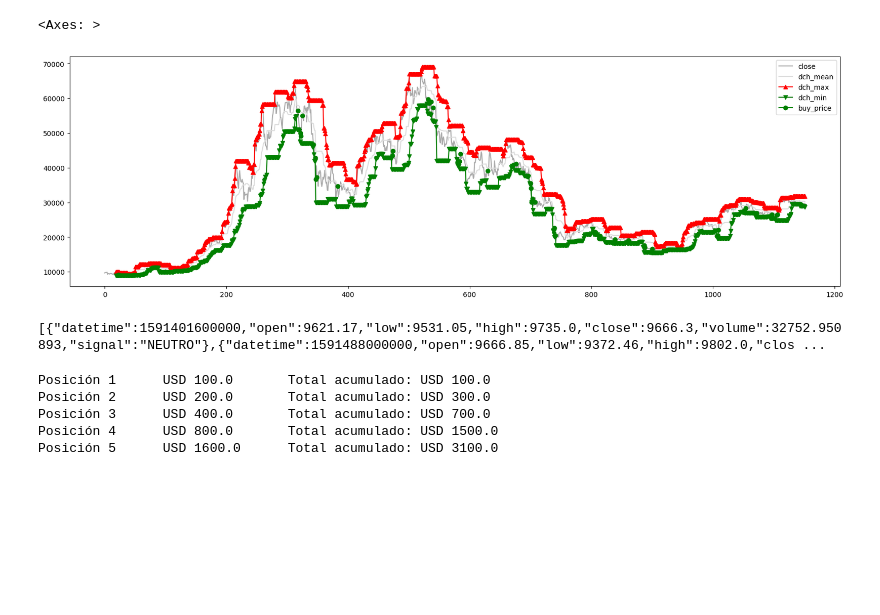
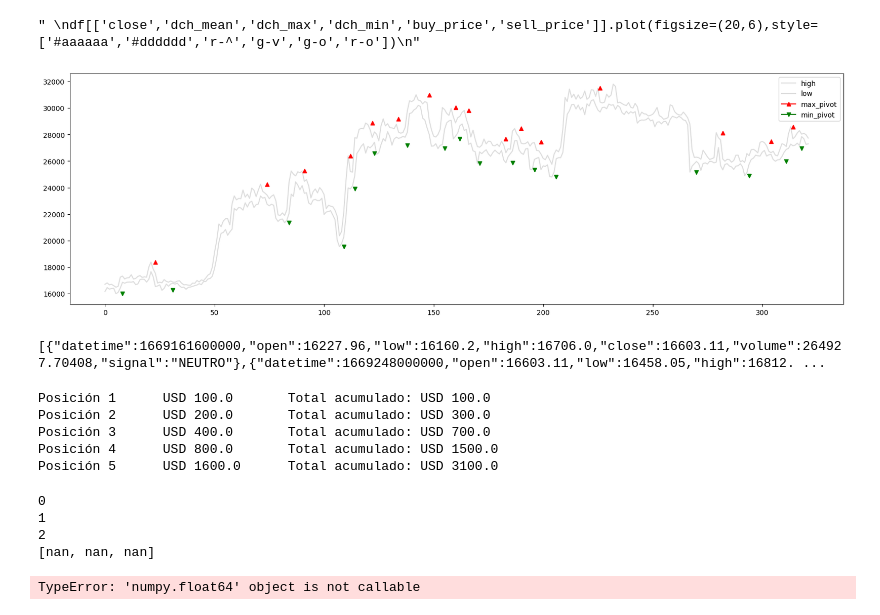
Before and after one commit to lbisaro/ie, a Jupyter notebook: www/backtest/test_signals.ipynb, the cells around one changed output. Drawn from its saved outputs; the diff is of its cells as text; code cells hidden in the pictures; blank space fills up the shorter version.

```diff
--- a/www/backtest/test_signals.ipynb
+++ b/www/backtest/test_signals.ipynb
@@ -19,6 +20,6 @@ C:\Users\lbisa\Dropbox\Cripto\python\InvestingEvolution\ie\www
 # %%
-klines_file =  './backtest/klines/2d01/Completo_BTCUSDT_2d01_2021-01-01_2023-07-31.DataFrame'
-#klines_file = './backtest/klines/2d01/Lateral_BTCUSDT_2d01_2023-06-20_2023-10-09.DataFrame'
+#klines_file =  './backtest/klines/2d01/Completo_BTCUSDT_2d01_2021-01-01_2023-07-31.DataFrame'
+klines_file = './backtest/klines/2d01/Lateral_BTCUSDT_2d01_2023-06-20_2023-10-09.DataFrame'
 #klines_file = './backtest/klines/1h01/Completo_BTCUSDT_1h01_2021-01-01_2023-07-31.DataFrame'
 #klines_file = './backtest/klines/0m15/Completo_XRPUSDT_0m15_2021-01-01_2023-07-31.DataFrame'
 #klines_file = './backtest/klines/0m01/Completo_BTCUSDT_0m01_2021-01-01_2023-07-31.DataFrame'
@@ -26,13 +27,22 @@ klines_file =  './backtest/klines/2d01/Completo_BTCUSDT_2d01_2021-01-01_2023-07-
 with open(klines_file, 'rb') as file:
     df = pickle.load(file)
 # %%
+def perc_pend(y):
+    ln = len(y)
+    base = y[0]
+    py = (y/base)*100
+    pend = fn.pendiente(py)
+    return pend
+
+
 
 class Strategy:
 
     def signal(self,df):
 
-        """ Pivots
+        # Pivots
         df['ma'] = df['close'].rolling(window=21).mean()
+
 
         df = find_pivots(df, dev_threshold = 3.0)
 
@@ -42,8 +52,7 @@ class Strategy:
         df['signal'] = np.where(df['compra'], 'COMPRA', 'NEUTRO')
         df['signal'] = np.where(df['venta'], 'VENTA',df['signal'])
 
-        df['buy_price']  = np.where(df['compra'],df['close'],None)
-        df['sell_price'] = np.where(df['venta'],df['close'],None)
+
         """
         df = donchian(df)
         df['dch_amp'] = df['dch_max'] - df['dch_min']
@@ -55,19 +64,23 @@ class Strategy:
 
         df['buy_price']  = np.where(df['compra'],df['close'],None)
         df['sell_price'] = np.where(df['venta'],df['close'],None)
+        """
         return df
 # %%
 
 # Aplicar la función signal
 df = Strategy().signal(df)
 
-""" Pivots
-df[['close','ma','max_pivot','min_pivot','buy_price','sell_price']].plot(figsize=(20,6),style=['#aaaaaa','#dddddd','r-^','g-v','g-o','r-o'])
+#Pivots
+df['buy_price']  = None#np.where(df['compra'],df['close'],None)
+df['sell_price'] = None#np.where(df['venta'],df['close'],None)
+df[['high','low','max_pivot','min_pivot','buy_price','sell_price']].plot(figsize=(20,6),style=['#dddddd','#dddddd','r-^','g-v','g-o','r-o'])
 """
 df[['close','dch_mean','dch_max','dch_min','buy_price','sell_price']].plot(figsize=(20,6),style=['#aaaaaa','#dddddd','r-^','g-v','g-o','r-o'])
+"""
 # %% [output]
-<Axes: >
+" \ndf[['close','dch_mean','dch_max','dch_min','buy_price','sell_price']].plot(figsize=(20,6),style=['#aaaaaa','#dddddd','r-^','g-v','g-o','r-o'])\n"
-[figure, old version]
+[figure, new version]
 # %%
 def next(row):
     pass
@@ -86,7 +99,7 @@ data['datetime'].count()
 json_data = data.to_json(orient='records')
 print(json_data)
 # %% [output]
-[{"datetime":1591401600000,"open":9621.17,"low":9531.05,"high":9735.0,"close":9666.3,"volume":32752.950893,"signal":"NEUTRO"},{"datetime":1591488000000,"open":9666.85,"low":9372.46,"high":9802.0,"clos ...
+[{"datetime":1669161600000,"open":16227.96,"low":16160.2,"high":16706.0,"close":16603.11,"volume":264927.70408,"signal":"NEUTRO"},{"datetime":1669248000000,"open":16603.11,"low":16458.05,"high":16812. ...
 # %%
 def calculate_pos(quote, qty_pos, mult):
         pos = []
@@ -114,3 +127,25 @@ Posición 2      USD 200.0       Total acumulado: USD 300.0
 Posición 3      USD 400.0       Total acumulado: USD 700.0
 Posición 4      USD 800.0       Total acumulado: USD 1500.0
 Posición 5      USD 1600.0      Total acumulado: USD 3100.0
+# %%
+df['perc_pend'] = 0
+for i in range(len(df)):
+    if i<3:
+        print(i)
+        df.loc[i, 'perc_pend'] = 0
+    else:
+
+        last_3_values = [df.iloc[i-2]['ma'],df.iloc[i-1]['ma'],df.iloc[i]['ma']]
+        print(last_3_values)
+
+        # Aplicar la función perc_pend
+        pend = perc_pend(last_3_values)
+
+        # Agregar la columna de pendiente
+        df.loc[i, 'perc_pend'] = pend
+# %% [output]
+0
+1
+2
+[nan, nan, nan]
+TypeError: 'numpy.float64' object is not callable
```
Also changed, not shown: parts of 1 cell of this notebook, 28 other files.
